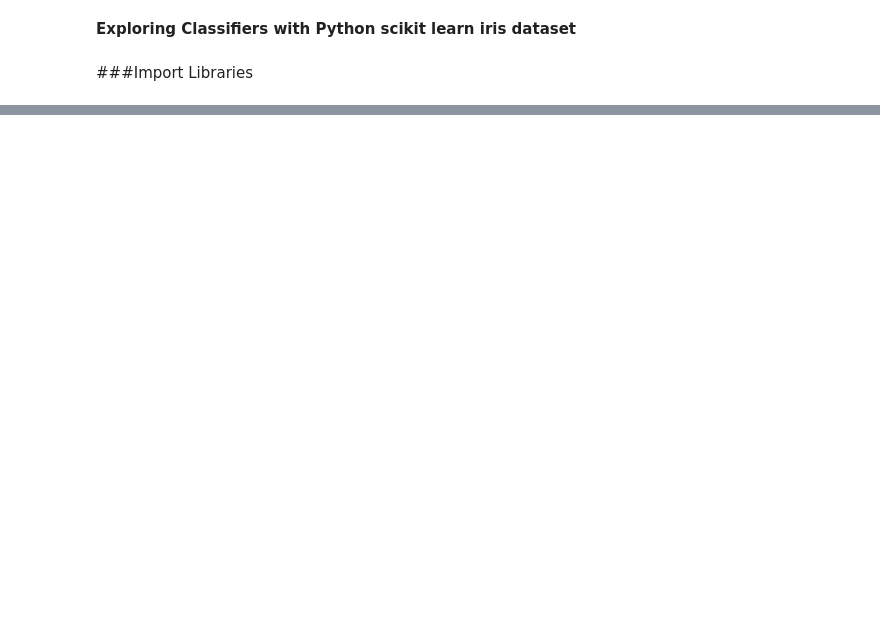
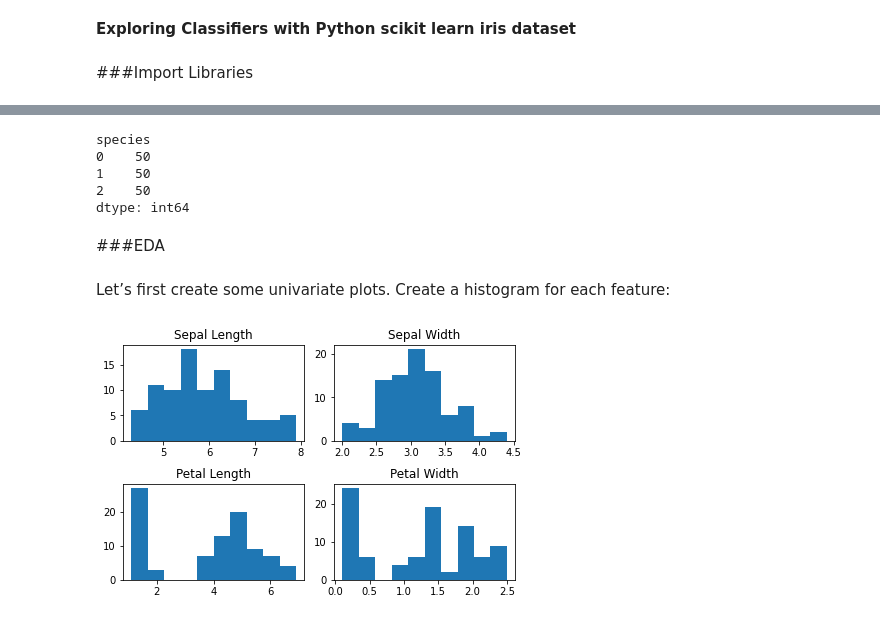
Before and after one commit to gauravpks/ml-repo, a Jupyter notebook: Part 3 - Classification/Classification.ipynb, the cells around one changed output, grey strips where cells are left out. Saved outputs shown, nothing was run; the diff lists cells and outputs as text; code cells hidden in the pictures; blank space fills up the shorter version.

```diff
--- a/Part 3 - Classification/Classification.ipynb
+++ b/Part 3 - Classification/Classification.ipynb
@@ -20,0 +39,4 @@ from sklearn.linear_model import LogisticRegression
+# %%
+data = pd.DataFrame (X_data,columns=iris.feature_names)
+# %%
+data['species'] = pd.DataFrame(y_data)
@@ -20,0 +67,2 @@ from sklearn.linear_model import LogisticRegression
+# %%
+data =data.rename(columns={"sepal length (cm)": "sepal_length", "sepal width (cm)": "sepal_width", "petal length (cm)": "petal_length", "petal width (cm)": "petal_width"}, errors="raise")
@@ -20,0 +81,29 @@ from sklearn.linear_model import LogisticRegression
+# %%
+data.groupby('species').size()
+# %% [output]
+species
+0    50
+1    50
+2    50
+dtype: int64
+# %%
+train, test = train_test_split(data, test_size = 0.4, stratify = data['species'], random_state = 42)
+# %% [markdown]
+###EDA
+# %% [markdown]
+Let’s first create some univariate plots. Create a histogram for each feature:
+# %%
+n_bins = 10
+fig, axs = plt.subplots(2, 2)
+axs[0,0].hist(train['sepal_length'], bins = n_bins);
+axs[0,0].set_title('Sepal Length');
+axs[0,1].hist(train['sepal_width'], bins = n_bins);
+axs[0,1].set_title('Sepal Width');
+axs[1,0].hist(train['petal_length'], bins = n_bins);
+axs[1,0].set_title('Petal Length');
+axs[1,1].hist(train['petal_width'], bins = n_bins);
+axs[1,1].set_title('Petal Width');
+# add some spacing between subplots
+fig.tight_layout(pad=1.0);
+# %% [output]
+[figure, added]
```
Also changed, not shown: parts of 26 cells of this notebook.
